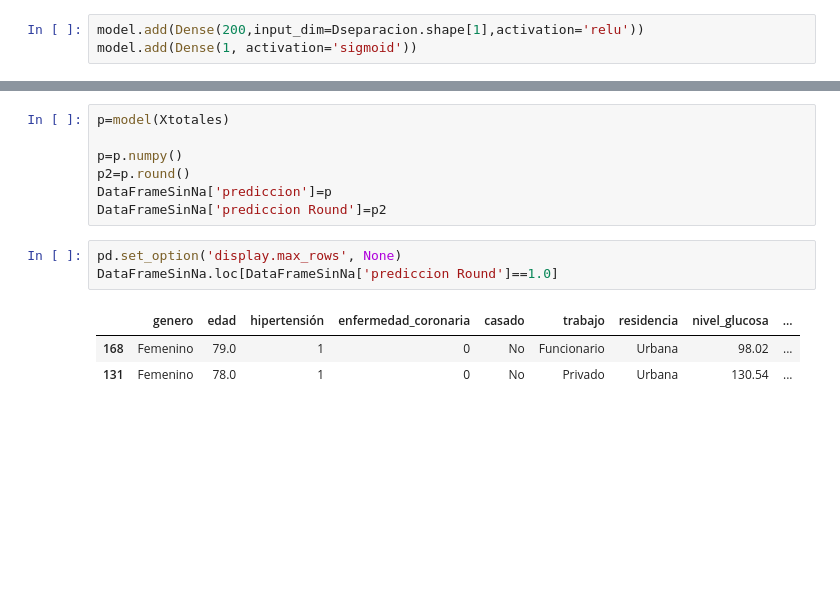
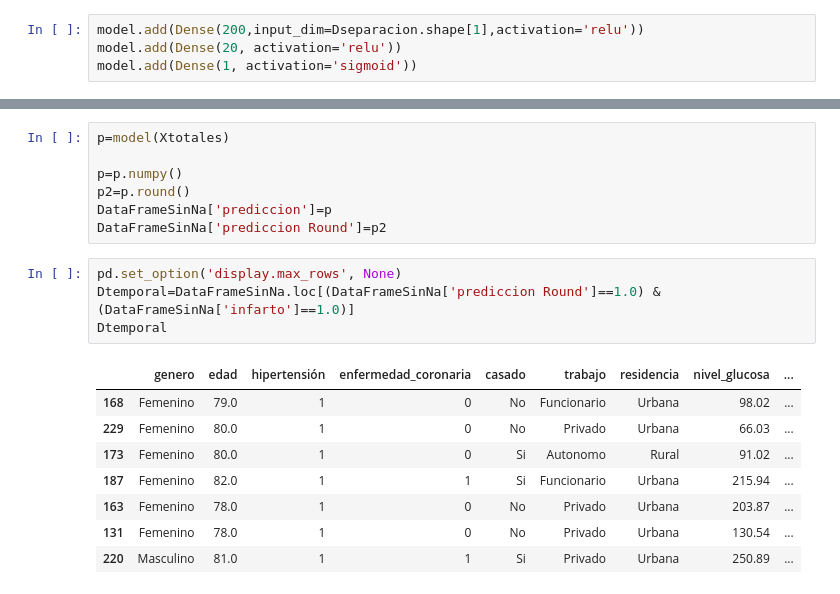
Before and after one commit to marcos261099/Practica2IA2, a Jupyter notebook: p3/L2P3-MLP_Infarto.ipynb, the cells around one changed output, grey strips where cells are left out. Cells and saved outputs as stored; diff of their text form; blank space fills up the shorter version.

```diff
--- a/p3/L2P3-MLP_Infarto.ipynb
+++ b/p3/L2P3-MLP_Infarto.ipynb
@@ -188,6 +188,7 @@ X, X_test, Y, Y_test = train_test_split(Xtotales,Ytotales, test_size=0.1)
 model=Sequential()
 # %%
 model.add(Dense(200,input_dim=Dseparacion.shape[1],activation='relu'))
+model.add(Dense(20, activation='relu'))
 model.add(Dense(1, activation='sigmoid'))
 # %%
 model.compile(loss='mean_squared_error', optimizer='adam', metrics=['accuracy'])
@@ -257,8 +258,14 @@ DataFrameSinNa['prediccion']=p
 DataFrameSinNa['prediccion Round']=p2
 # %%
 pd.set_option('display.max_rows', None)
-DataFrameSinNa.loc[DataFrameSinNa['prediccion Round']==1.0]
+Dtemporal=DataFrameSinNa.loc[(DataFrameSinNa['prediccion Round']==1.0) & (DataFrameSinNa['infarto']==1.0)]
+Dtemporal
 # %% [output]
 |  | genero | edad | hipertensión | enfermedad_coronaria | casado | trabajo | residencia | nivel_glucosa | ... |
 | 168 | Femenino | 79.0 | 1 | 0 | No | Funcionario | Urbana | 98.02 | ... |
+| 229 | Femenino | 80.0 | 1 | 0 | No | Privado | Urbana | 66.03 | ... |
+| 173 | Femenino | 80.0 | 1 | 0 | Si | Autonomo | Rural | 91.02 | ... |
+| 187 | Femenino | 82.0 | 1 | 1 | Si | Funcionario | Urbana | 215.94 | ... |
+| 163 | Femenino | 78.0 | 1 | 0 | No | Privado | Urbana | 203.87 | ... |
 | 131 | Femenino | 78.0 | 1 | 0 | No | Privado | Urbana | 130.54 | ... |
+| 220 | Masculino | 81.0 | 1 | 1 | Si | Privado | Urbana | 250.89 | ... |
```
Also changed, not shown: parts of 8 cells of this notebook.
